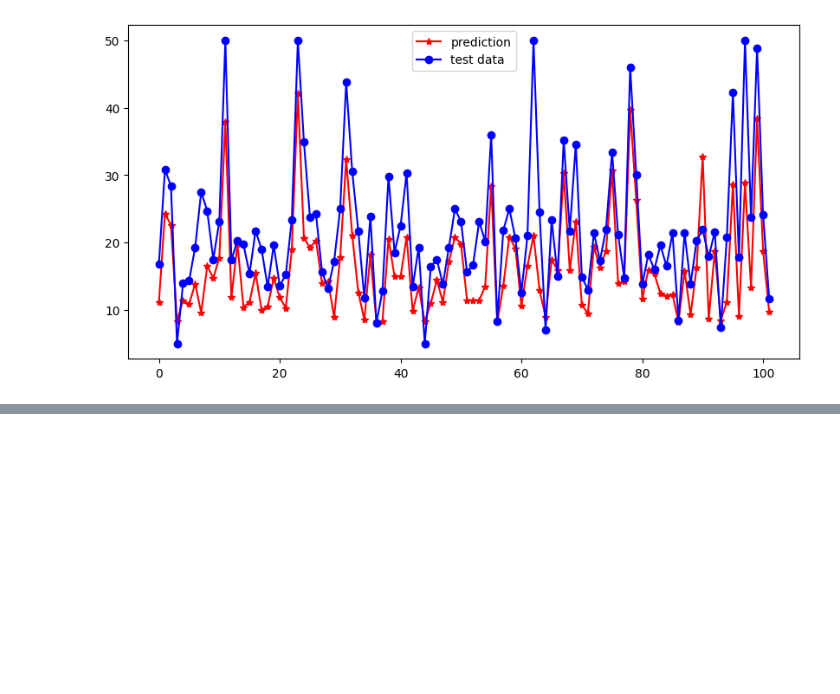
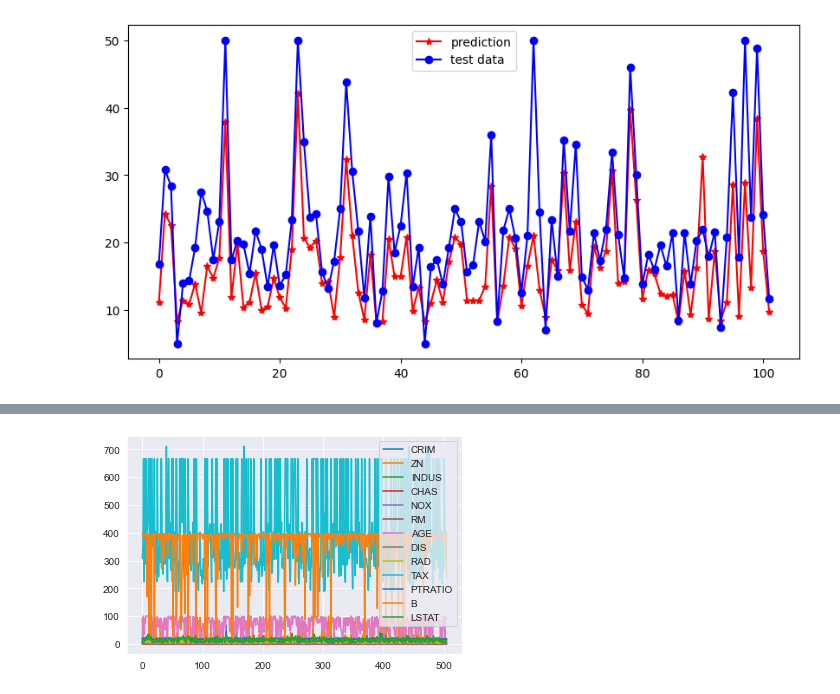
Before and after one commit to anarosaura/Tarea4_Haces_Zamarron, a Jupyter notebook: Tarea_4 (JM_Haces y AR_Zamarron).ipynb, the cells around one changed output, grey strips where cells are left out. Saved outputs shown, nothing was run; the diff lists cells and outputs as text; code cells hidden in the pictures; blank space fills up the shorter version.

```diff
--- a/Tarea_4 (JM_Haces y AR_Zamarron).ipynb
+++ b/Tarea_4 (JM_Haces y AR_Zamarron).ipynb
@@ -338,0 +411,6 @@ Código de solución estudiante 2
+# %%
+# Serie de tiempo de las varibles independientes
+data.drop(columns="MEDV").plot()
+plt.show()
+# %% [output]
+[figure, added]
```
Also changed, not shown: parts of 26 cells of this notebook.
